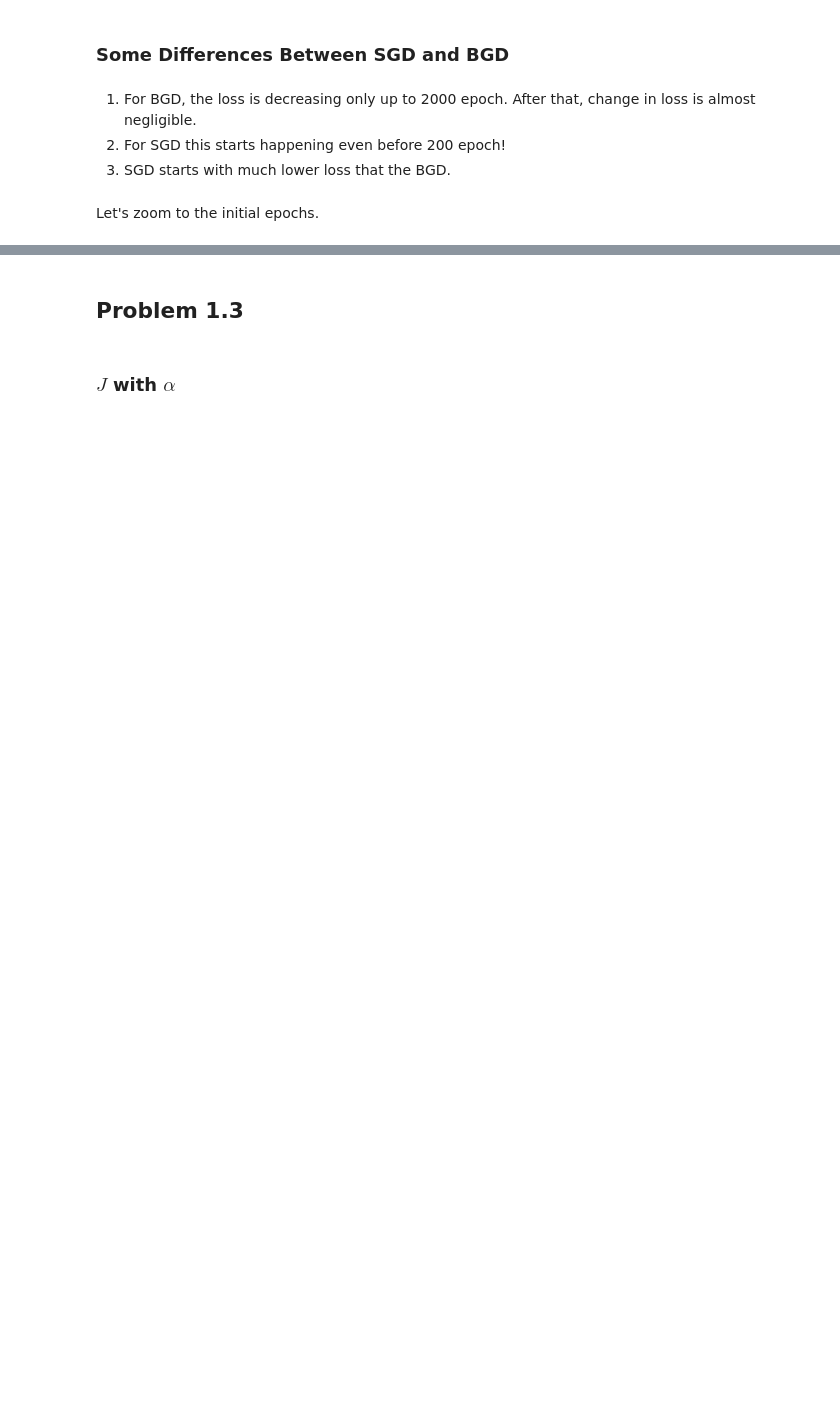
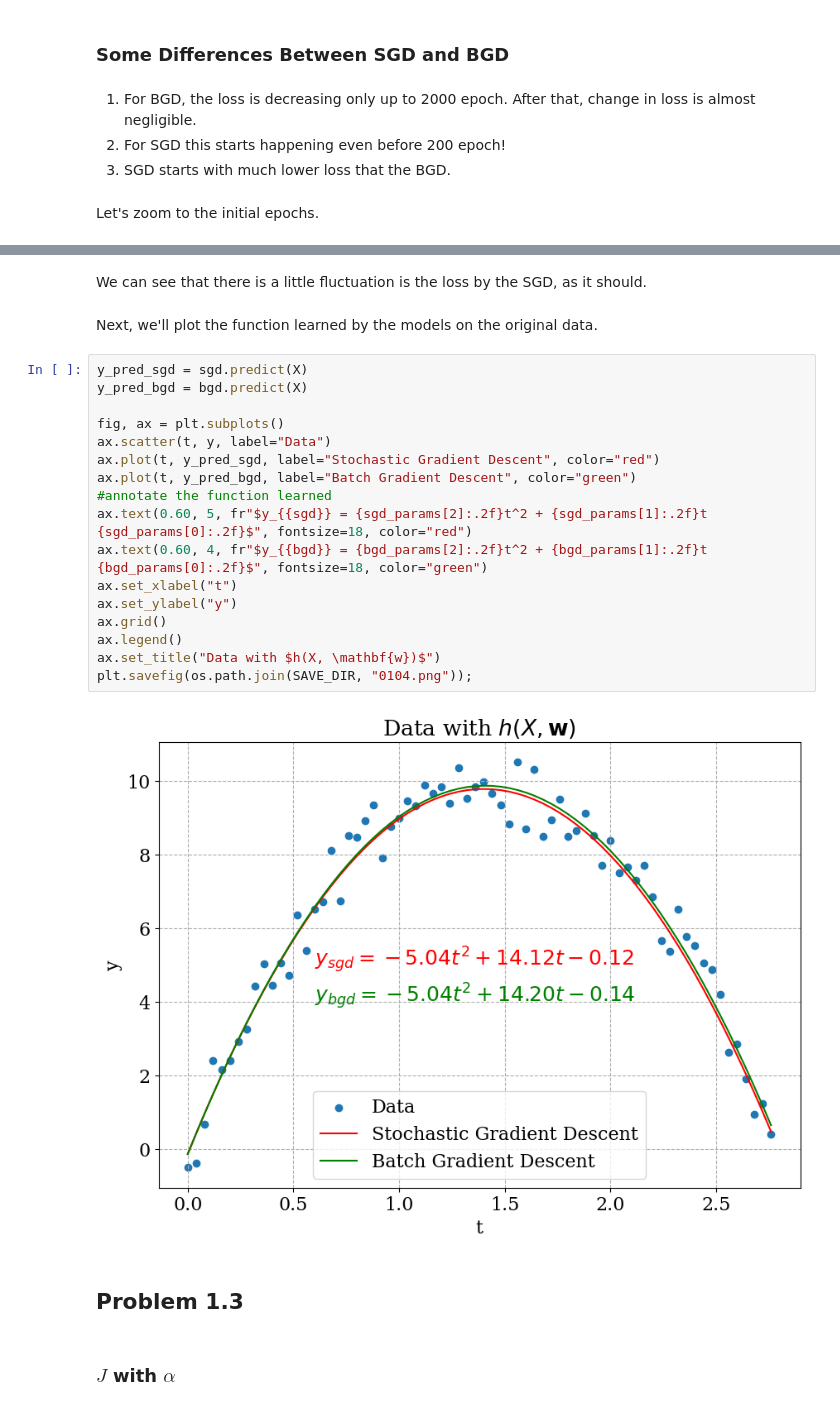
Before and after one commit to Hari31416/APL745, a Jupyter notebook: Assignments/Assignment_2/Problem_1.ipynb, the cells around one changed output, grey strips where cells are left out. Cells and saved outputs as stored; diff of their text form; blank space fills up the shorter version.

```diff
--- a/Assignments/Assignment_2/Problem_1.ipynb
+++ b/Assignments/Assignment_2/Problem_1.ipynb
@@ -354,3 +321,26 @@ fig
+# %% [markdown]
+We can see that there is a little fluctuation is the loss by the SGD, as it should.
+# %% [markdown]
+Next, we'll plot the function learned by the models on the original data.
+# %%
+y_pred_sgd = sgd.predict(X)
+y_pred_bgd = bgd.predict(X)
+
+fig, ax = plt.subplots()
+ax.scatter(t, y, label="Data")
+ax.plot(t, y_pred_sgd, label="Stochastic Gradient Descent", color="red")
+ax.plot(t, y_pred_bgd, label="Batch Gradient Descent", color="green")
+#annotate the function learned
+ax.text(0.60, 5, fr"$y_{{sgd}} = {sgd_params[2]:.2f}t^2 + {sgd_params[1]:.2f}t  {sgd_params[0]:.2f}$", fontsize=18, color="red")
+ax.text(0.60, 4, fr"$y_{{bgd}} = {bgd_params[2]:.2f}t^2 + {bgd_params[1]:.2f}t  {bgd_params[0]:.2f}$", fontsize=18, color="green")
+ax.set_xlabel("t")
+ax.set_ylabel("y")
+ax.grid()
+ax.legend()
+ax.set_title("Data with $h(X, \mathbf{w})$")
+plt.savefig(os.path.join(SAVE_DIR, "0104.png"));
+# %% [output]
+[figure, added]
 # %% [markdown]
 ## Problem 1.3
 # %% [markdown]
```
Also changed, not shown: parts of 48 cells of this notebook, 30 other files.
